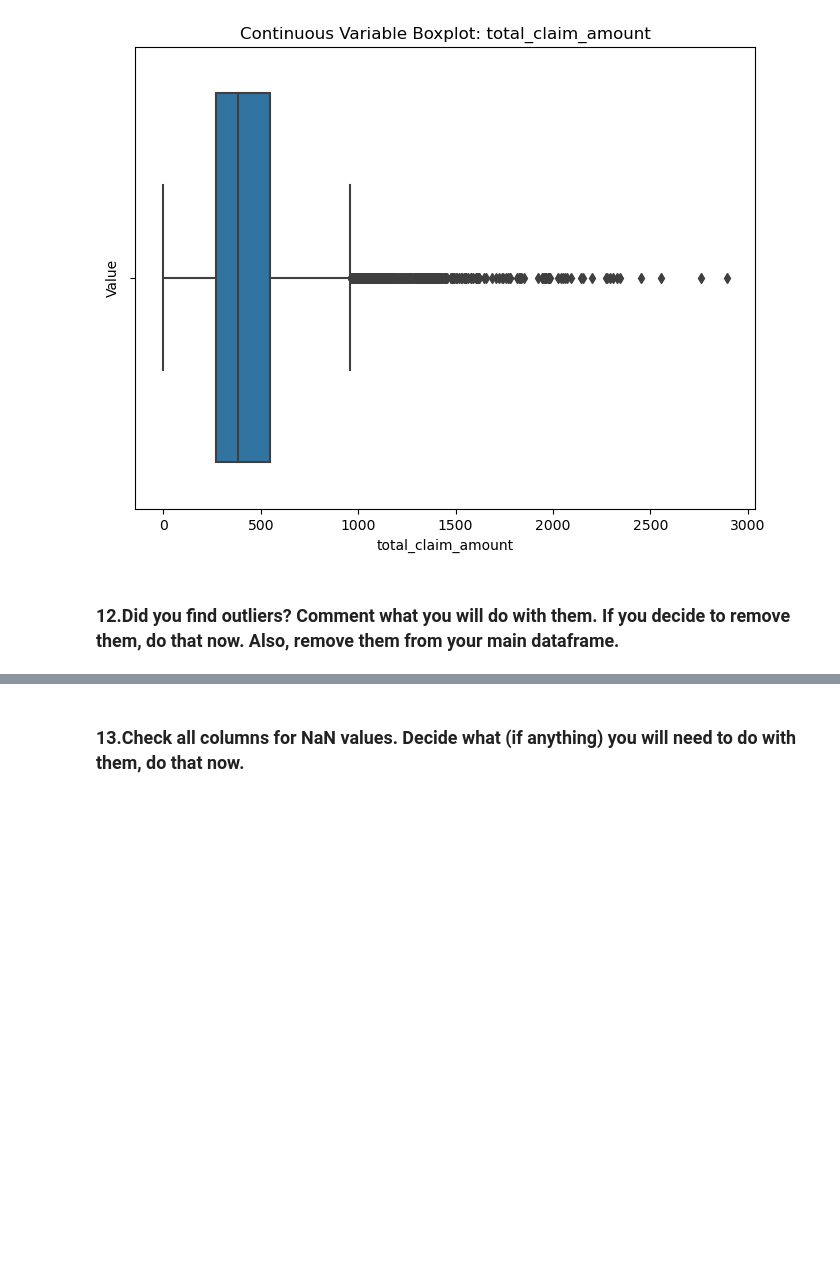
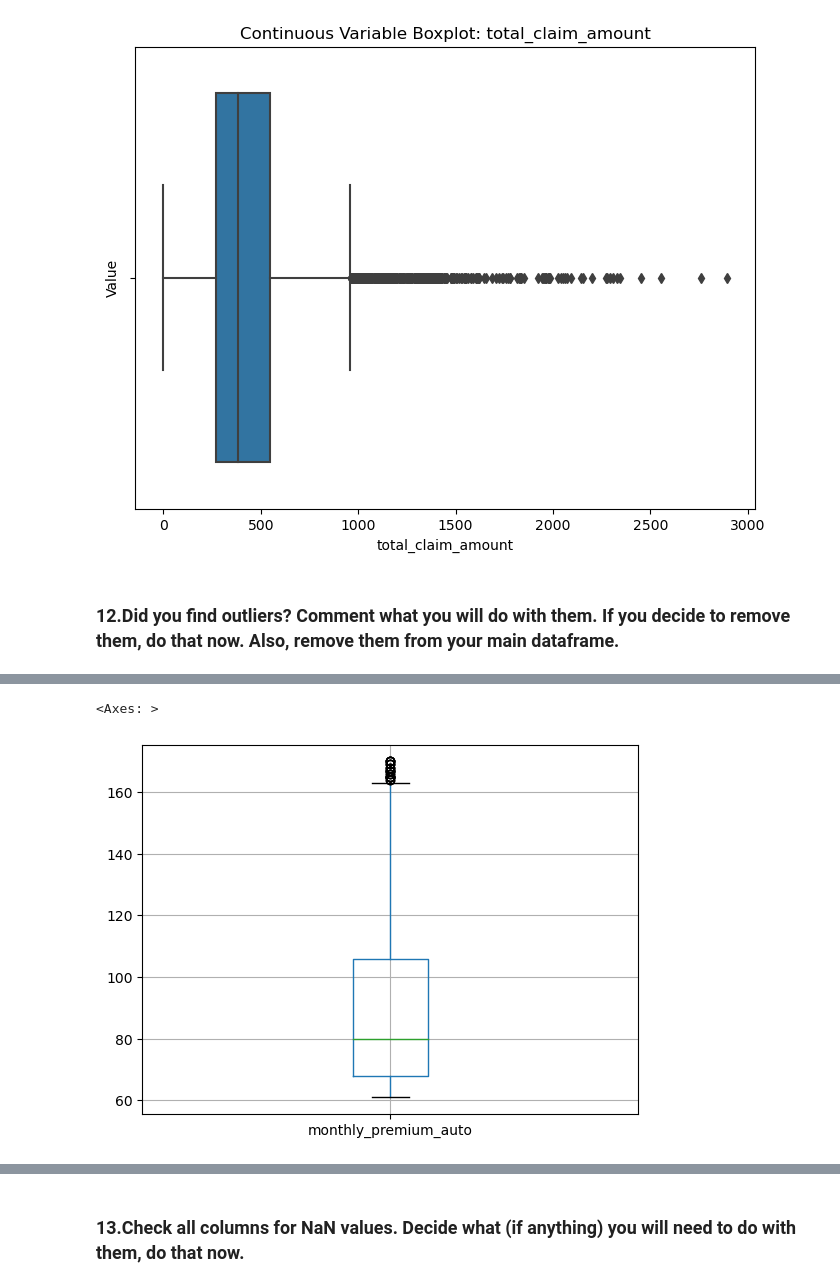
Before and after one commit to damiencmb/lab-cleaning-numerical-data, a Jupyter notebook: lab-cleaning-numerical-data.ipynb, the cells around one changed output, grey strips where cells are left out. Saved outputs shown, nothing was run; the diff lists cells and outputs as text; code cells hidden in the pictures; blank space fills up the shorter version.

```diff
--- a/lab-cleaning-numerical-data.ipynb
+++ b/lab-cleaning-numerical-data.ipynb
@@ -314,0 +315,6 @@ numerical_df[['customer_lifetime_value']].boxplot()
+# %%
+numerical_df['monthly_premium_auto'] = remove_outliers(numerical_df['monthly_premium_auto'])
+numerical_df[['monthly_premium_auto']].boxplot()
+# %% [output]
+<Axes: >
+[figure, added]
```
Also changed, not shown: parts of 3 cells of this notebook, 1 other file.
